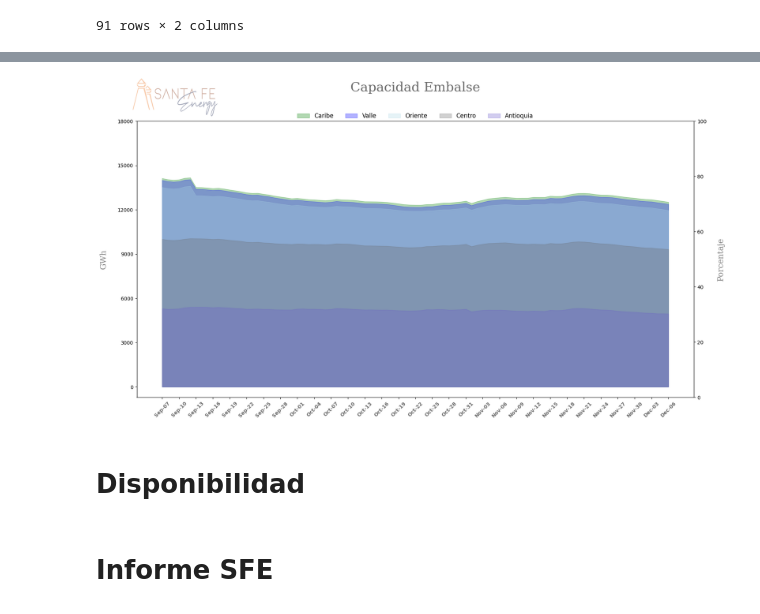
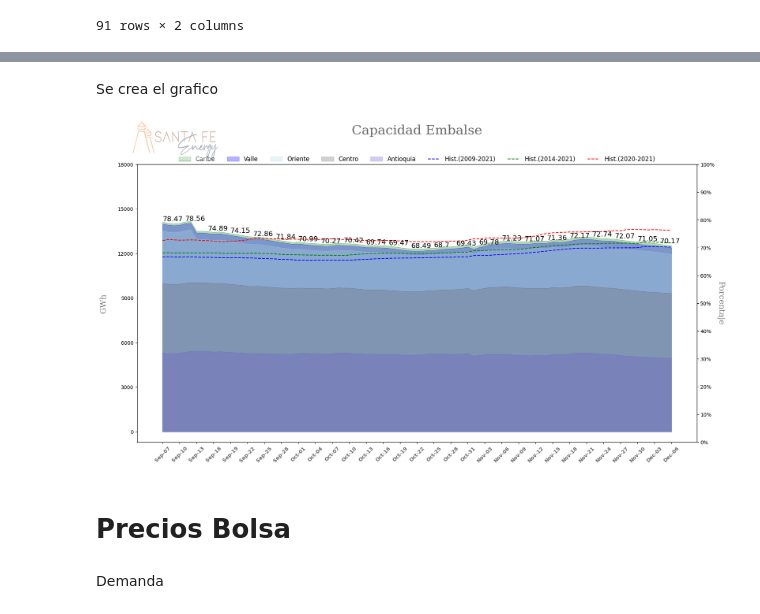
Before and after one commit to Vespidboss243/Graficas-MEM, a Jupyter notebook: graficas_definitivo.ipynb, the cells around one changed output, grey strips where cells are left out. Drawn from its saved outputs; the diff is of its cells as text; code cells hidden in the pictures.

```diff
--- a/graficas_definitivo.ipynb
+++ b/graficas_definitivo.ipynb
@@ -546,0 +644,4 @@ AntioquiaD
+# %%
+hist09_21 = hist09_21.groupby(hist09_21['Date'].dt.to_period("D")).agg({'Value': 'sum'}).reset_index()
+hist14_21 = hist14_21.groupby(hist14_21['Date'].dt.to_period("D")).agg({'Value': 'sum'}).reset_index()
+hist20_21 = hist20_21.groupby(hist20_21['Date'].dt.to_period("D")).agg({'Value': 'sum'}).reset_index()
@@ -546,0 +664,15 @@ AntioquiaD
+# %%
+hist09_211 = hist09_21
+hist09_211['Mes'] = hist09_21['Date'].dt.month
+hist09_211['Dia'] = hist09_21['Date'].dt.day
+hist09_211 = hist09_21.groupby(['Mes','Dia']).mean()['Value'].reset_index()
+
+hist14_211 = hist14_21
+hist14_211['Mes'] = hist14_21['Date'].dt.month
+hist14_211['Dia'] = hist14_21['Date'].dt.day
+hist14_211 = hist14_21.groupby(['Mes','Dia']).mean()['Value'].reset_index()
+
+hist20_211 = hist20_21
+hist20_211['Mes'] = hist20_21['Date'].dt.month
+hist20_211['Dia'] = hist20_21['Date'].dt.day
+hist20_211 = hist20_21.groupby(['Mes','Dia']).mean()['Value'].reset_index()
@@ -547,51 +695,57 @@ AntioquiaD
+# %% [markdown]
+Se crea el grafico
 # %%
+fig, ax1 = plt.subplots(1, 1, figsize=(20,10))
 
-
-#fecha = pd.to_datetime(AntioquiaD['Date'], format="%Y-%m-%d %H:%M:%S")
+#fecha
 x= AntioquiaD['Date'].dt.strftime("%b-%d")
 
+total = CaribeD['Value']+AntioquiaD['Value']+CentroD['Value']+OrienteD['Value']+ValleD['Value']
 
-
-
-# Crear el gráfico
-fig, ax1 = plt.subplots(1, 1, figsize=(20,10))
-
-ax1.fill_between(x, CaribeD['Value']+AntioquiaD['Value']+CentroD['Value']+OrienteD['Value']+ValleD['Value'], label='Caribe', alpha=0.3,color='green',interpolate=True)
+ax1.fill_between(x, total , label='Caribe', alpha=0.3,color='green',interpolate=True)
 #ax1.plot(x,CaribeD['Value']+AntioquiaD['Value']+CentroD['Value']+OrienteD['Value']+ValleD['Value'],color='green')
 ax1.fill_between(x, ValleD['Value']+AntioquiaD['Value']+CentroD['Value']+OrienteD['Value'], label='Valle', alpha=0.3,color='blue',interpolate=True)
 #ax1.plot(x,CentroD['Value']+AntioquiaD['Value']+OrienteD['Value']+ValleD['Value'],color='blue')
 ax1.fill_between(x, OrienteD['Value']+AntioquiaD['Value']+CentroD['Value'], label='Oriente', alpha=0.3,color='lightblue',interpolate=True)
 #ax1.plot(x,CentroD['Value']+AntioquiaD['Value']+OrienteD['Value'],color='lightblue')
 ax1.fill_between(x, CentroD['Value']+AntioquiaD['Value'], label='Centro', alpha=0.3,color='dimgray',interpolate=True)
 #ax1.plot(x,CentroD['Value']+AntioquiaD['Value'],color='dimgray')
 ax1.fill_between(x, AntioquiaD['Value'], label='Antioquia', alpha=0.3,color='slateblue',interpolate=True)
 #ax1.plot(x,AntioquiaD['Value'],color='slateblue')
+ax1.plot(x,hist09_211['Value'],label='Hist.(2009-2021)',linestyle='--',color='b')
+ax1.plot(x,hist14_211['Value'],label='Hist.(2014-2021)',linestyle='--',color='g')
+ax1.plot(x,hist20_211['Value'],label='Hist.(2020-2021)',linestyle='--',color='r')
+
+for i in range(0,len(x),4):
+  ax1.text(x.iloc[i],total[i]+50,round((total[i]/18000)*100,2),fontsize=14)
+
+
 plt.yticks(np.arange(0, 18001, 3000))
 ax1.set_title('Capacidad Embalse', fontsize=26,fontfamily='serif',pad=60,color='dimgray',loc='center')
 
 ax1.set_ylabel('GWh',fontsize=16,fontfamily='serif',color='gray',labelpad=20,)
-ax1.legend(loc='upper center', fontsize=12,bbox_to_anchor=(0.5, 1.05), frameon=False,ncol=5)
+ax1.legend(loc='upper center', fontsize=12,bbox_to_anchor=(0.5, 1.05), frameon=False,ncol=8)
 plt.xticks(range(0, len(x), 3), x[::3], rotation=45,color='dimgray',fontweight='bold')
 
 # Crear un segundo eje para los porcentajes
 ax2 = ax1.twinx()
-ax2.set_ylabel('Porcentaje',fontsize=16,fontfamily='serif',color='gray',labelpad=20,)
+ax2.set_ylabel('Porcentaje',fontsize=16,fontfamily='serif',color='gray',labelpad=20,rotation=270)
 
 
 
 # Configurar límites para el segundo eje (0-100)
 ax2.set_ylim(0, 100)
+ax2.set_yticks(range(0, 101, 10))
+ax2.get_yaxis().set_major_formatter(lambda y, _: f'{y}%')
 
 img = Image.open('Logo Rectangular SFE.jpg')
 
 size = (240, 110)
 img = img.resize(size)
 
 fig.figimage(img, 100, 850, alpha=0.4)
 
 
 plt.show()
 # %% [output]
-[figure, old version]
+[figure, new version]
-# %% [markdown]
-# **Disponibilidad**
@@ -619,2 +751,0 @@ plt.show()
-# %% [markdown]
-# **Informe SFE**
@@ -661,0 +752,4 @@ plt.show()
+# %% [markdown]
+# **Precios Bolsa**
+# %% [markdown]
+Demanda
```
Also changed, not shown: parts of 83 cells of this notebook.
